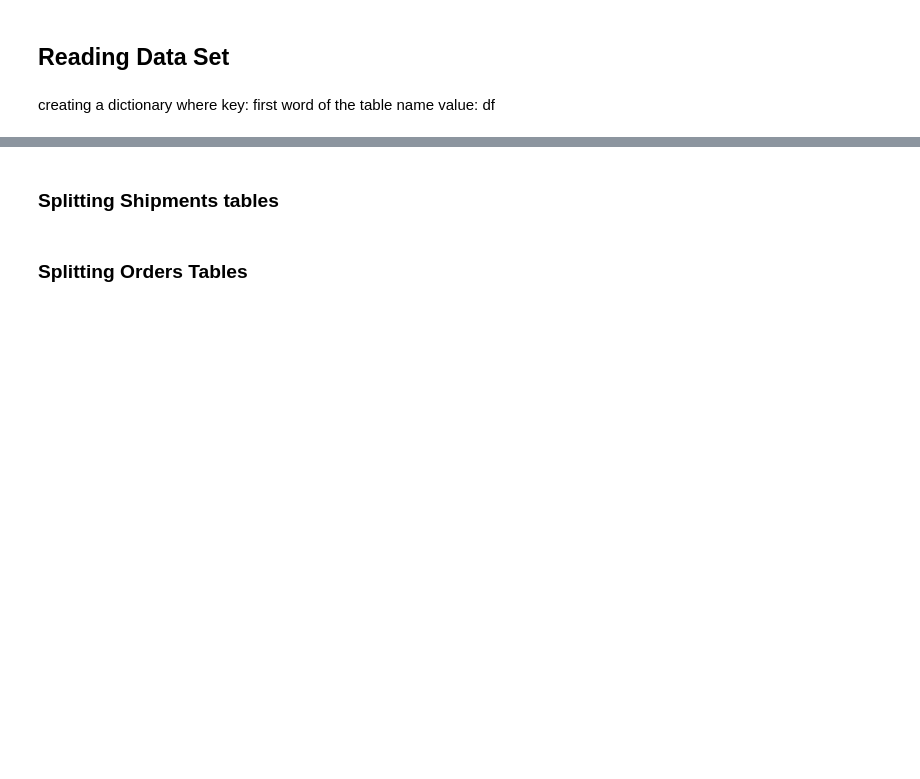
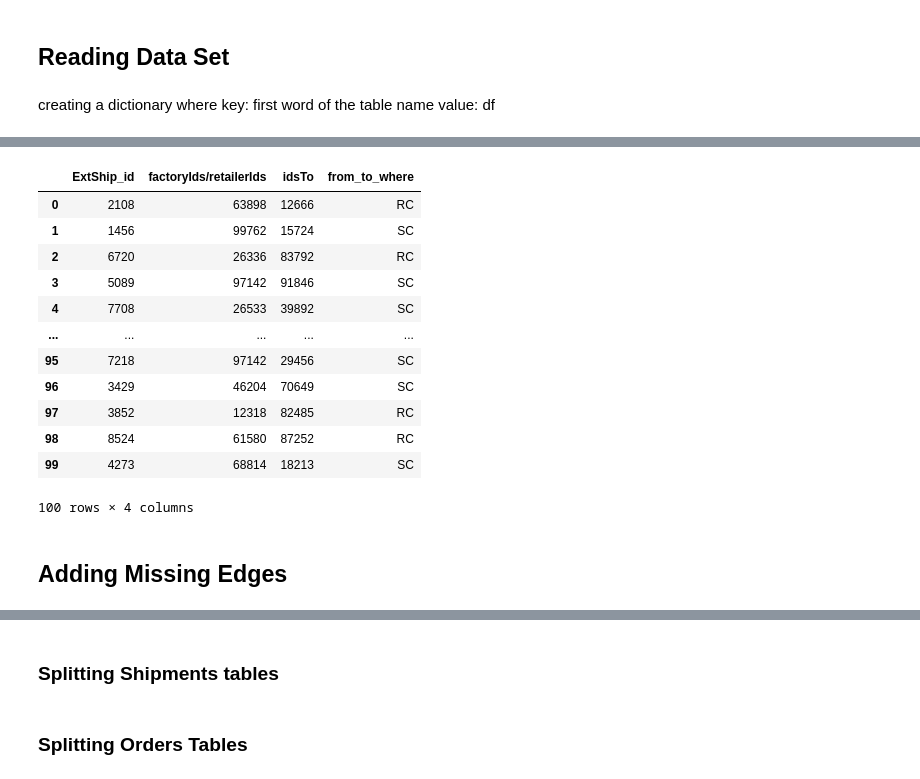
Before and after one commit to omargalal20/Supply-Chain-Data-Analysis, a Jupyter notebook: Data Transformation.ipynb, the cells around one changed output, grey strips where cells are left out. Cells and saved outputs as stored; diff of their text form; code cells hidden in the pictures; blank space fills up the shorter version.

```diff
--- a/Data Transformation.ipynb
+++ b/Data Transformation.ipynb
@@ -159,0 +160,18 @@ warehouses_data.csv
+# %%
+All_dfs["externalshipments"]
+# %% [output]
+|  | ExtShip_id | factoryIds/retailerIds | idsTo | from_to_where |
+| 0 | 2108 | 63898 | 12666 | RC |
+| 1 | 1456 | 99762 | 15724 | SC |
+| 2 | 6720 | 26336 | 83792 | RC |
+| 3 | 5089 | 97142 | 91846 | SC |
+| 4 | 7708 | 26533 | 39892 | SC |
+| ... | ... | ... | ... | ... |
+| 95 | 7218 | 97142 | 29456 | SC |
+| 96 | 3429 | 46204 | 70649 | SC |
+| 97 | 3852 | 12318 | 82485 | RC |
+| 98 | 8524 | 61580 | 87252 | RC |
+| 99 | 4273 | 68814 | 18213 | SC |
+100 rows × 4 columns
+# %% [markdown]
+## Adding Missing Edges
```
Also changed, not shown: parts of 24 cells of this notebook, 2 other files.
